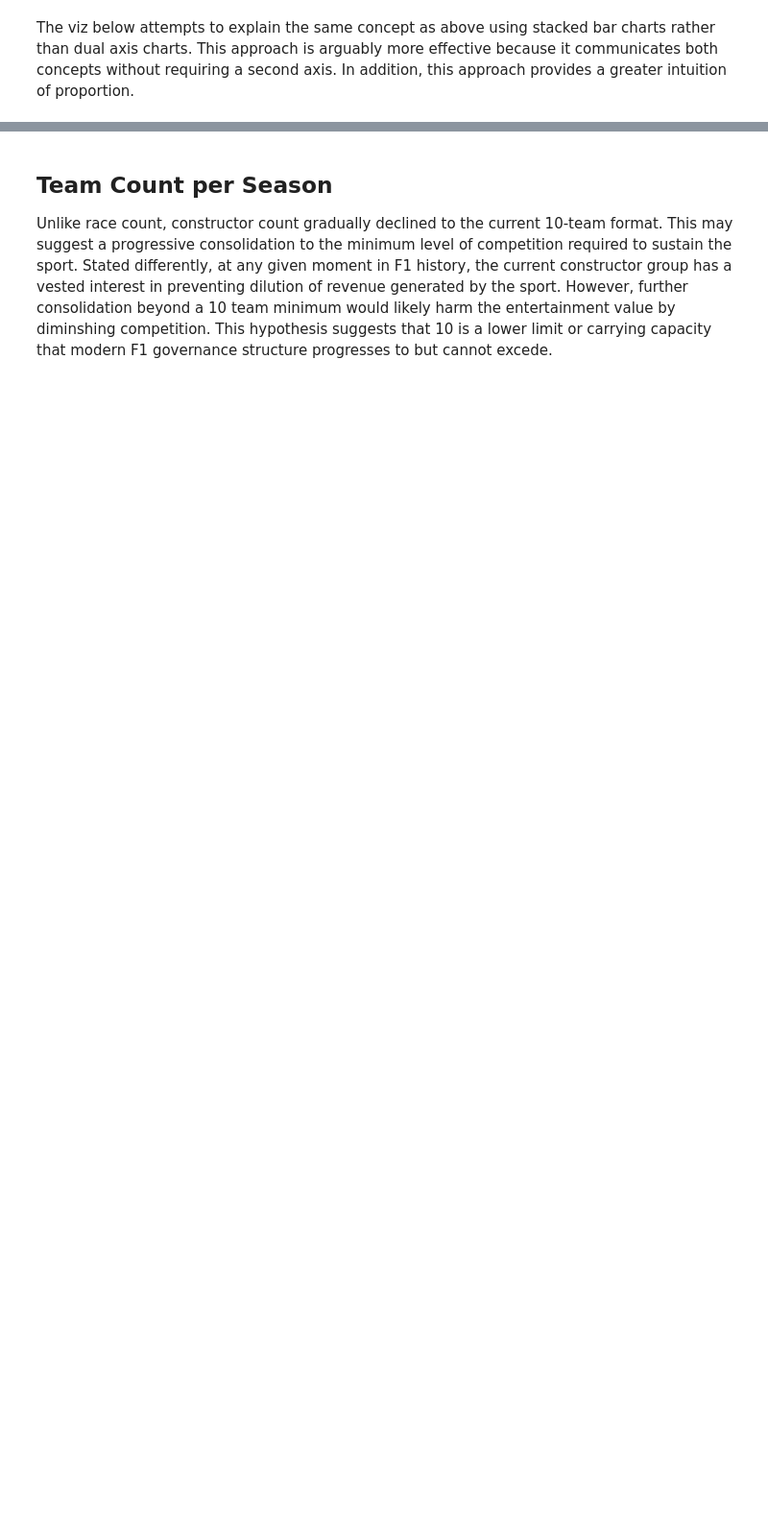
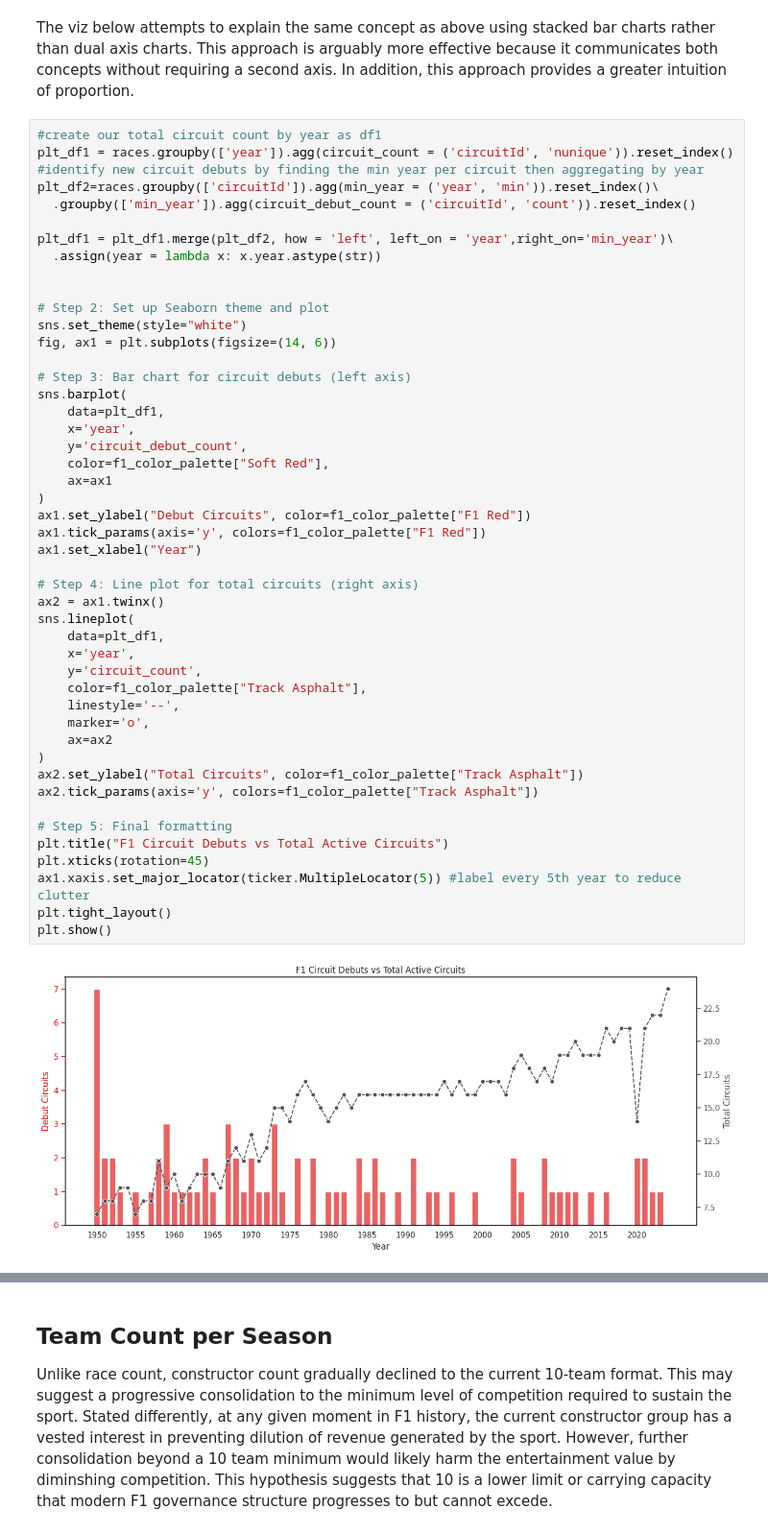
Before and after one commit to davidgoins236/data_viz_final_project, a Jupyter notebook: data_viz_final_project.ipynb, the cells around one changed output, grey strips where cells are left out. Shown at 96% size. Drawn from its saved outputs; the diff is of its cells as text; blank space fills up the shorter version.

```diff
--- a/data_viz_final_project.ipynb
+++ b/data_viz_final_project.ipynb
@@ -236,5 +197,54 @@ plt.show()
 # %% [markdown]
 The viz below attempts to explain the same concept as above using stacked bar charts rather than dual axis charts. This approach is arguably more effective because it communicates both concepts without requiring a second axis. In addition, this approach provides a greater intuition of proportion.
+# %%
+#create our total circuit count by year as df1
+plt_df1 = races.groupby(['year']).agg(circuit_count = ('circuitId', 'nunique')).reset_index()
+#identify new circuit debuts by finding the min year per circuit then aggregating by year
+plt_df2=races.groupby(['circuitId']).agg(min_year = ('year', 'min')).reset_index()\
+  .groupby(['min_year']).agg(circuit_debut_count = ('circuitId', 'count')).reset_index()
+
+plt_df1 = plt_df1.merge(plt_df2, how = 'left', left_on = 'year',right_on='min_year')\
+  .assign(year = lambda x: x.year.astype(str))
+
+
+# Step 2: Set up Seaborn theme and plot
+sns.set_theme(style="white")
+fig, ax1 = plt.subplots(figsize=(14, 6))
+
+# Step 3: Bar chart for circuit debuts (left axis)
+sns.barplot(
+    data=plt_df1,
+    x='year',
+    y='circuit_debut_count',
+    color=f1_color_palette["Soft Red"],
+    ax=ax1
+)
+ax1.set_ylabel("Debut Circuits", color=f1_color_palette["F1 Red"])
+ax1.tick_params(axis='y', colors=f1_color_palette["F1 Red"])
+ax1.set_xlabel("Year")
+
+# Step 4: Line plot for total circuits (right axis)
+ax2 = ax1.twinx()
+sns.lineplot(
+    data=plt_df1,
+    x='year',
+    y='circuit_count',
+    color=f1_color_palette["Track Asphalt"],
+    linestyle='--',
+    marker='o',
+    ax=ax2
+)
+ax2.set_ylabel("Total Circuits", color=f1_color_palette["Track Asphalt"])
+ax2.tick_params(axis='y', colors=f1_color_palette["Track Asphalt"])
+
+# Step 5: Final formatting
+plt.title("F1 Circuit Debuts vs Total Active Circuits")
+plt.xticks(rotation=45)
+ax1.xaxis.set_major_locator(ticker.MultipleLocator(5)) #label every 5th year to reduce clutter
+plt.tight_layout()
+plt.show()
+# %% [output]
+[figure, added]
 # %%
 # as a follow up, I thought it would be valuable to visualize the proportion of new circuits over time
 
```
Also changed, not shown: parts of 18 cells of this notebook.
